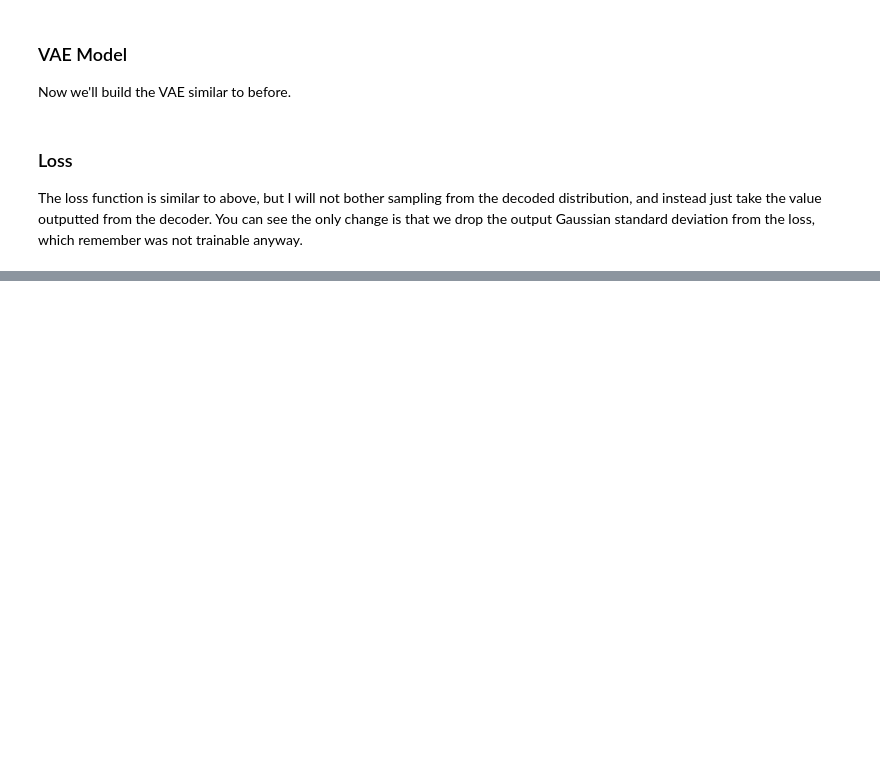
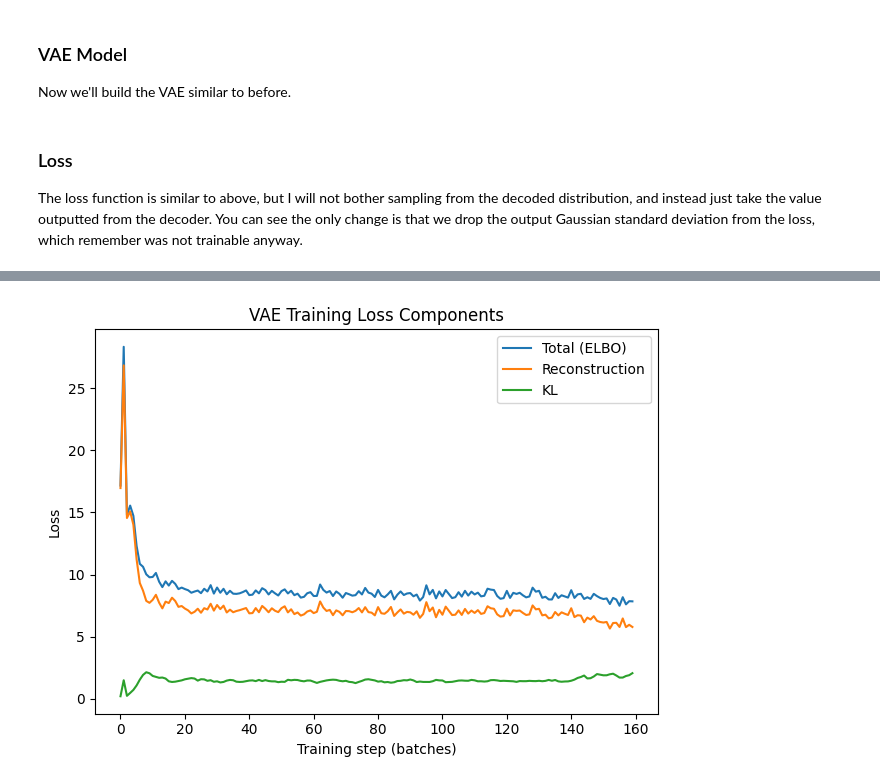
Before and after one commit to Areej17-eng/9th_workshop_ml_for_molecules, a Jupyter notebook: Friday/Day5_VAE_example2.ipynb, the cells around one changed output, grey strips where cells are left out. Cells and saved outputs as stored; diff of their text form; code cells hidden in the pictures; blank space fills up the shorter version.

```diff
--- a/Friday/Day5_VAE_example2.ipynb
+++ b/Friday/Day5_VAE_example2.ipynb
@@ -136,8 +122,3 @@ class VAE(nn.Module):
 ### Loss
 
 The loss function is similar to above, but I will not bother sampling from the decoded distribution, and instead just take the value outputted from the decoder. You can see the only change is that we drop the output Gaussian standard deviation from the loss, which remember was not trainable anyway.
-# %%
-def vae_loss(x_rec, x, mu, lv, beta):
-    recon = F.mse_loss(x_rec, x, reduction='mean')         # continuous coords
-    kl = -0.5 * torch.mean(1 + lv - mu.pow(2) - lv.exp())
-    return recon + beta*kl, recon, kl
@@ -205,0 +147,21 @@ plt.suptitle("Samples decoded from random latent points"); plt.tight_layout(); p
+# %%
+# Training loop
+epochs = 20
+loss_traj, recon_traj, kl_traj = [], [], []
+
+for epoch in range(epochs):
+    for batch in loader:
+        x = batch[0]  # extract batch input from TensorDataset
+
+        opt.zero_grad()
+
+        loss, recon, kl = vae_loss(x, beta=1.0)
+        loss.backward()
+        opt.step()
+
+        # Store loss values
+        loss_traj.append(loss.item())
+        recon_traj.append(recon.item())
+        kl_traj.append(kl.item())
+
+    print(f"Epoch {epoch+1}/{epochs} — Loss: {loss.item():.4f}, Recon: {recon.item():.4f}, KL: {kl.item():.4f}")
@@ -205,0 +189,16 @@ plt.suptitle("Samples decoded from random latent points"); plt.tight_layout(); p
+# %%
+# Convert to numpy arrays
+elbo = np.array(recon_traj) + np.array(kl_traj)
+
+plt.plot(elbo, label="Total (ELBO)")
+plt.plot(recon_traj, label="Reconstruction")
+plt.plot(kl_traj, label="KL")
+
+plt.xlabel("Training step (batches)")
+plt.ylabel("Loss")
+plt.legend()
+plt.title("VAE Training Loss Components")
+plt.tight_layout()
+plt.show()
+# %% [output]
+[figure, added]
```
Also changed, not shown: parts of 13 cells of this notebook.
